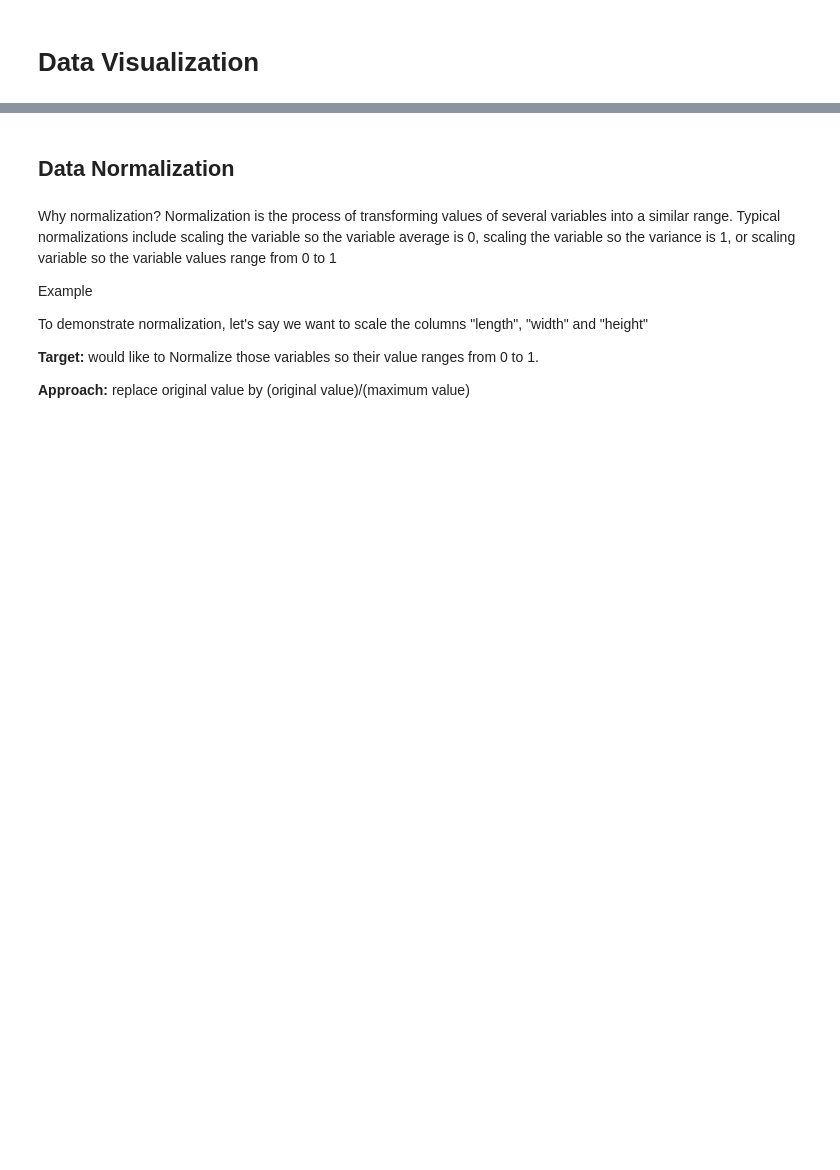
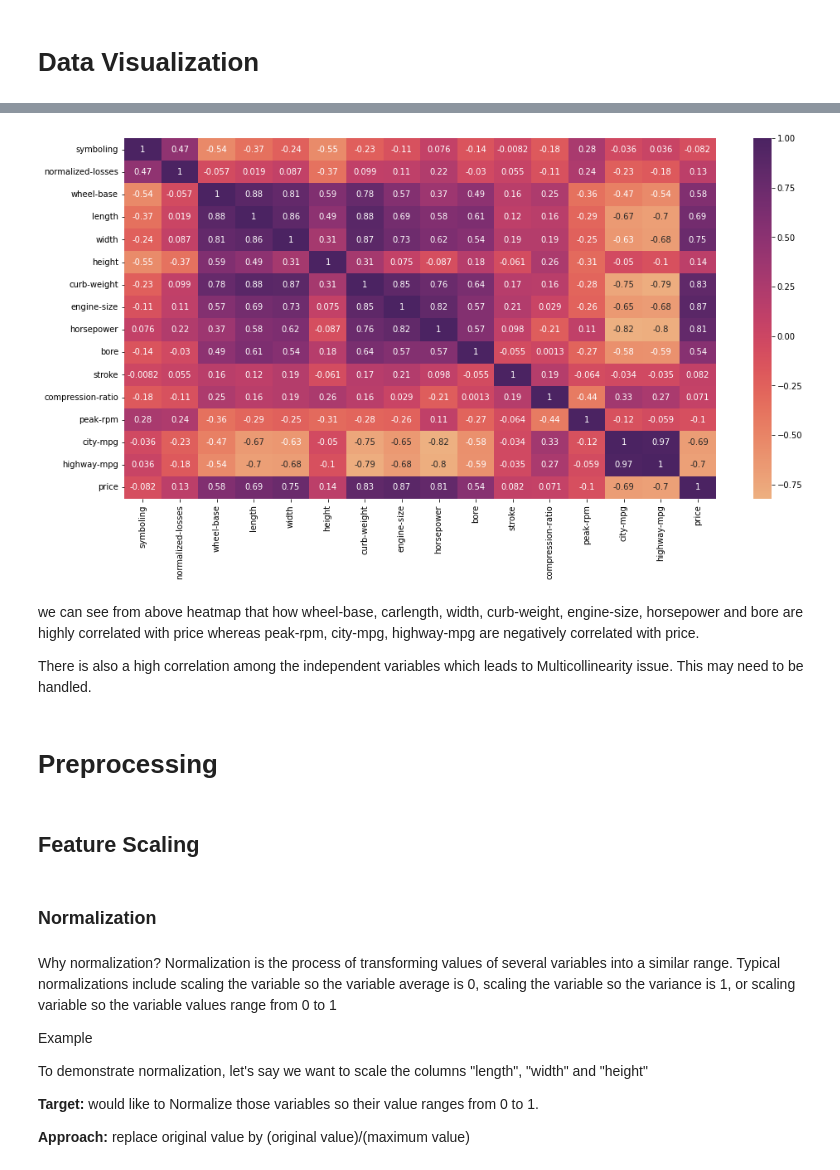
Before and after one commit to nafisa-samia/Automobile-Price-Prediction-using-Linear-Regression, a Jupyter notebook: Automobile_price_prediction_using_regression.ipynb, the cells around one changed output, grey strips where cells are left out. Cells and saved outputs as stored; diff of their text form; code cells hidden in the pictures; blank space fills up the shorter version.

```diff
--- a/Automobile_price_prediction_using_regression.ipynb
+++ b/Automobile_price_prediction_using_regression.ipynb
@@ -262,5 +293,19 @@ sns.pairplot(df2)
+# %%
+plt.figure(figsize=(16,8))
+sns.heatmap(df2.corr(), cmap='flare', annot=True)
+plt.show()
+# %% [output]
+[figure, added]
+# %% [markdown]
+we can see from above heatmap that how wheel-base, carlength, width, curb-weight, engine-size, horsepower and bore are highly correlated with price whereas peak-rpm, city-mpg, highway-mpg are negatively correlated with price.
+
+There is also a high correlation among the independent variables which leads to Multicollinearity issue. This may need to be handled.
+# %% [markdown]
+# Preprocessing
+# %% [markdown]
+## Feature Scaling
 # %% [markdown]
-## Data Normalization
+### Normalization
 # %% [markdown]
 Why normalization?
 Normalization is the process of transforming values of several variables into a similar range. Typical normalizations include scaling the variable so the variable average is 0, scaling the variable so the variance is 1, or scaling variable so the variable values range from 0 to 1
```
Also changed, not shown: parts of 69 cells of this notebook.
